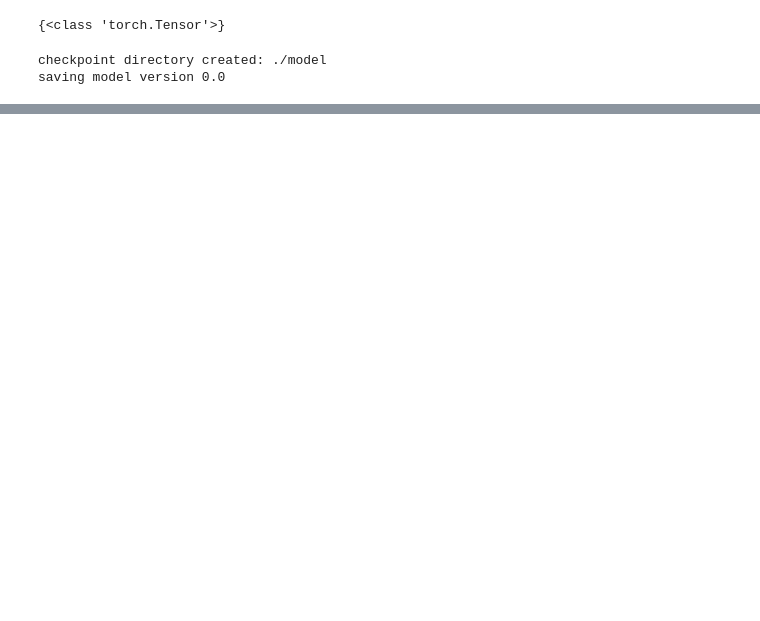
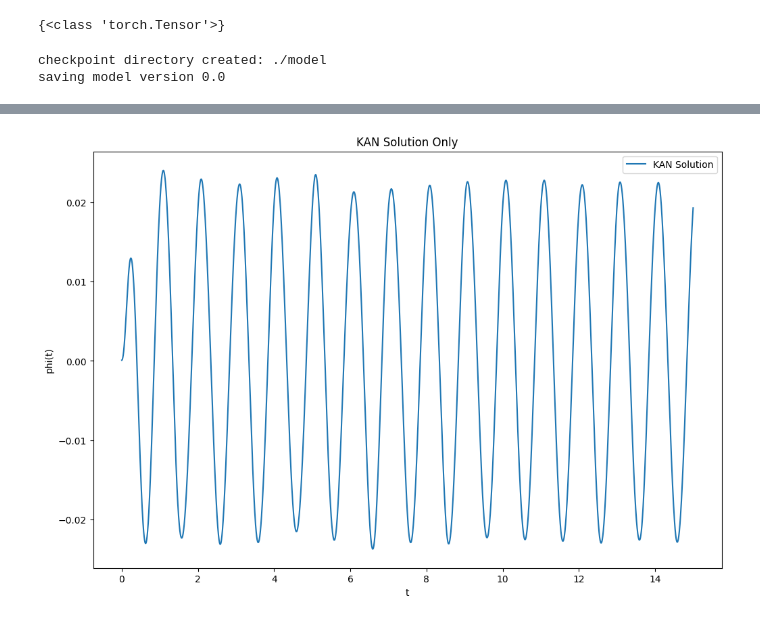
Before and after one commit to Brandon-Ism/Physics-Equations-PINNs, a Jupyter notebook: notebooks/KAN_Driven_Damped_Pendulum_gamma_1_3.ipynb, the cells around one changed output, grey strips where cells are left out. Cells and saved outputs as stored; diff of their text form; code cells hidden in the pictures; blank space fills up the shorter version.

```diff
--- a/notebooks/KAN_Driven_Damped_Pendulum_gamma_1_3.ipynb
+++ b/notebooks/KAN_Driven_Damped_Pendulum_gamma_1_3.ipynb
@@ -215,3 +216,17 @@ plt.show()
+# %%
+# Plot both the numerical and KAN solutions
+plt.figure(figsize=(12, 8))
+plt.plot(t, y_kan, label='KAN Solution')
+plt.xlabel('t')
+plt.ylabel('phi(t)')
+plt.legend()
+plt.title('KAN Solution Only')
+
+
+plt.savefig('/kaggle/working/KAN_only.png')
+plt.show()
+# %% [output]
+[figure, added]
 # %%
 # Plot the KAN grid
 
```
Also changed, not shown: parts of 6 cells of this notebook.
